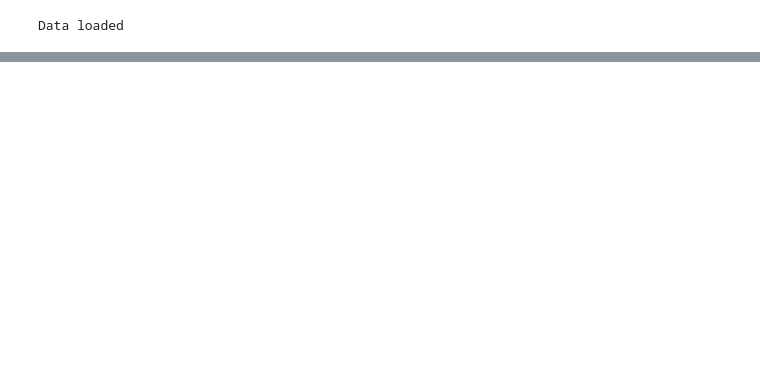
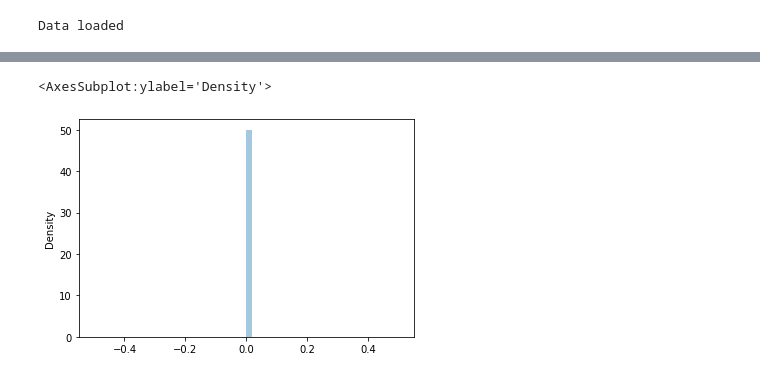
Before and after one commit to NathanSnail/Internet-Tester, a Jupyter notebook: process.ipynb, the cells around one changed output, grey strips where cells are left out. Saved outputs shown, nothing was run; the diff lists cells and outputs as text; code cells hidden in the pictures; blank space fills up the shorter version.

```diff
--- a/process.ipynb
+++ b/process.ipynb
@@ -53,0 +102,5 @@ combined_hash
+# %%
+seaborn.distplot(heartbeat_dur)
+# %% [output]
+<AxesSubplot:ylabel='Density'>
+[figure, added]
```
Also changed, not shown: parts of 8 cells of this notebook.
